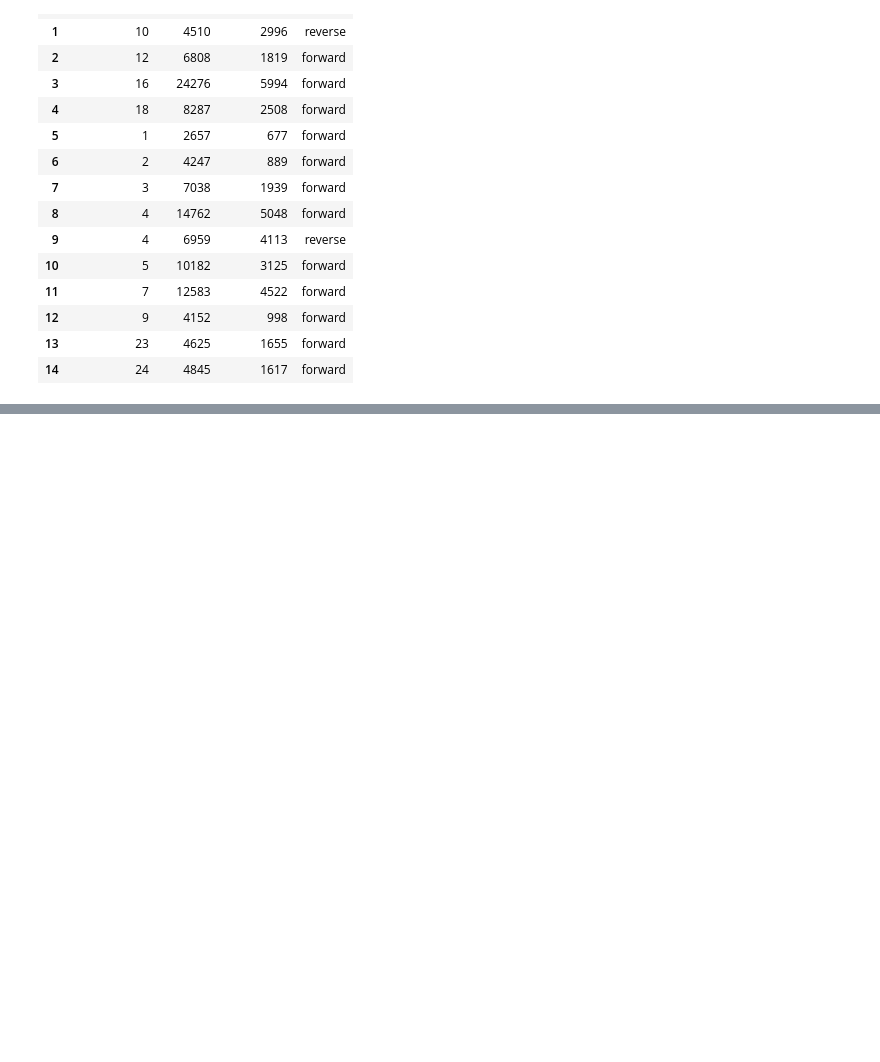
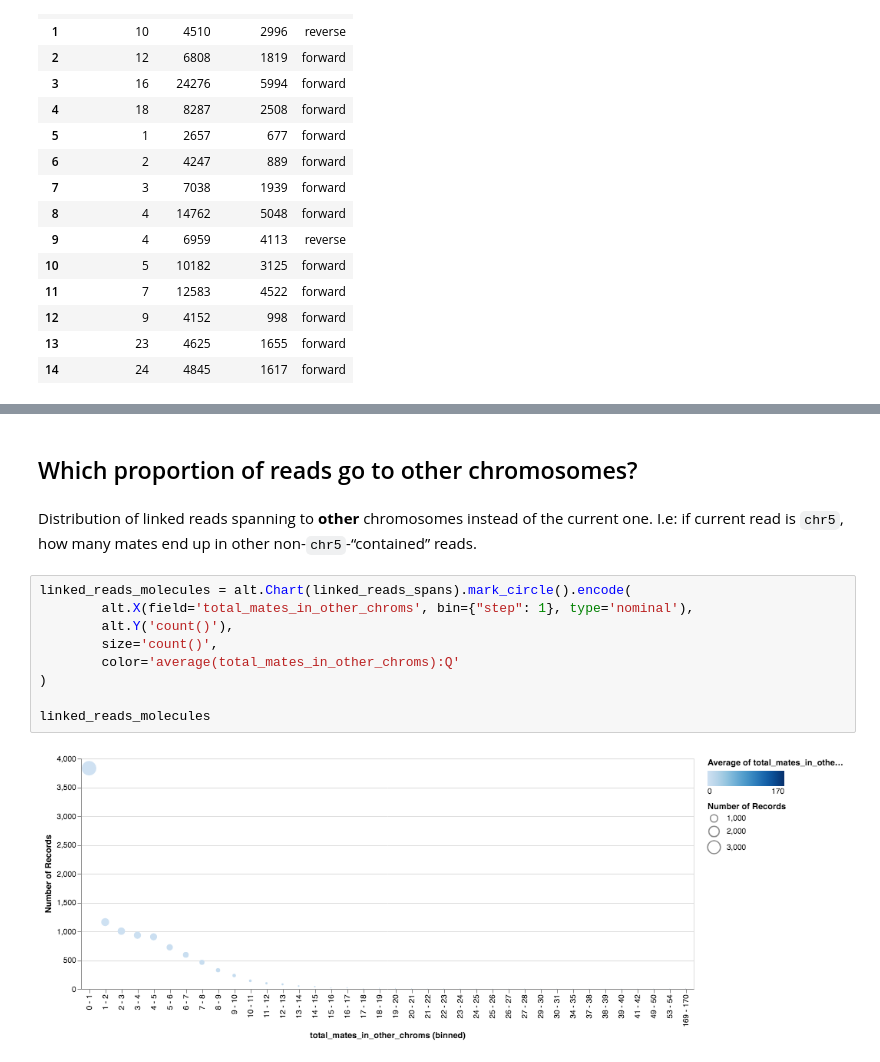
Before and after one commit to umccr/10x, a Jupyter notebook: telomeres/notebooks/counts.ipynb, the cells around one changed output, grey strips where cells are left out. Cells and saved outputs as stored; diff of their text form; blank space fills up the shorter version.

```diff
--- a/telomeres/notebooks/counts.ipynb
+++ b/telomeres/notebooks/counts.ipynb
@@ -523,0 +583,15 @@ TODO:
+# %% [markdown]
+## Which proportion of reads go to other chromosomes?
+# %% [markdown]
+Distribution of linked reads spanning to **other** chromosomes instead of the current one. I.e: if current read is `chr5`, how many mates end up in other non-`chr5`-“contained” reads.
+# %%
+linked_reads_molecules = alt.Chart(linked_reads_spans).mark_circle().encode(
+        alt.X(field='total_mates_in_other_chroms', bin={"step": 1}, type='nominal'),
+        alt.Y('count()'),
+        size='count()',
+        color='average(total_mates_in_other_chroms):Q'
+)
+
+linked_reads_molecules
+# %% [output]
+[figure, added]
```
Also changed, not shown: parts of 15 cells of this notebook, 3 other files.
